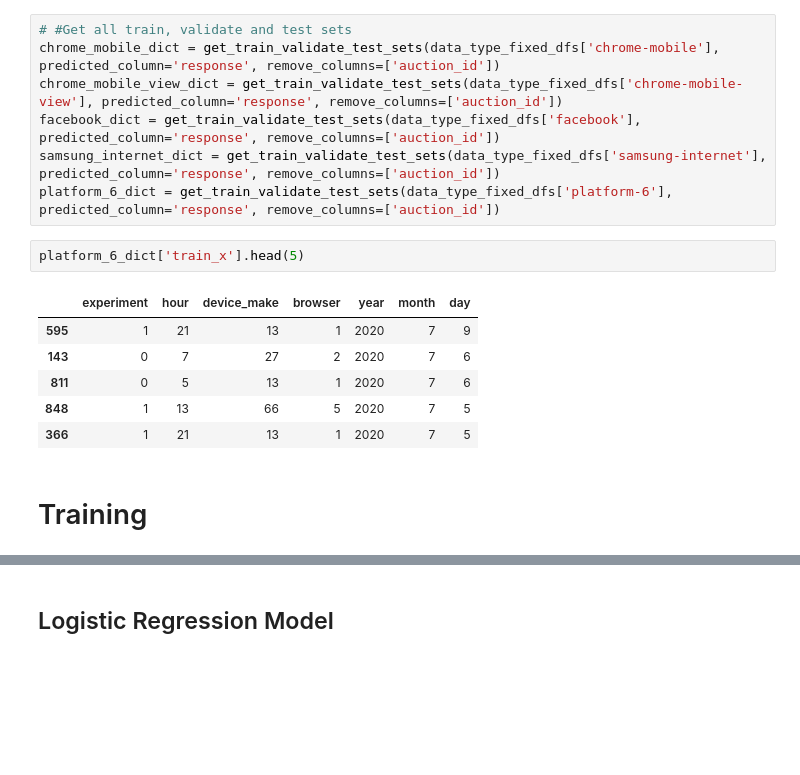
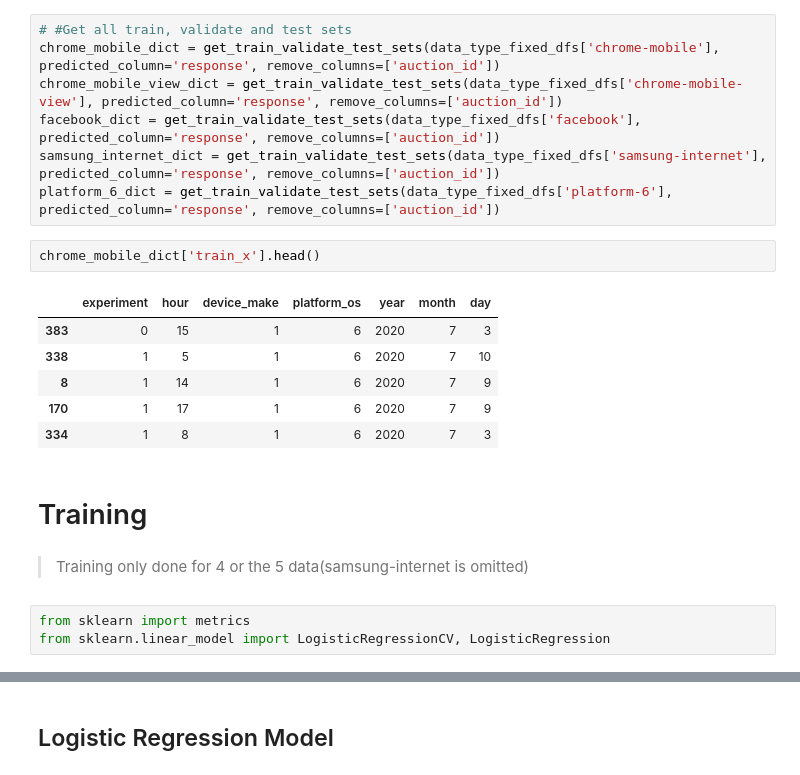
Before and after one commit to DePacifier/abtest-mlops, a Jupyter notebook: notebooks/ML_training.ipynb, the cells around one changed output, grey strips where cells are left out. Cells and saved outputs as stored; diff of their text form; blank space fills up the shorter version.

```diff
--- a/notebooks/ML_training.ipynb
+++ b/notebooks/ML_training.ipynb
@@ -68,13 +68,18 @@ facebook_dict = get_train_validate_test_sets(data_type_fixed_dfs['facebook'], pr
 samsung_internet_dict = get_train_validate_test_sets(data_type_fixed_dfs['samsung-internet'], predicted_column='response', remove_columns=['auction_id'])
 platform_6_dict = get_train_validate_test_sets(data_type_fixed_dfs['platform-6'], predicted_column='response', remove_columns=['auction_id'])
 # %%
-platform_6_dict['train_x'].head(5)
+chrome_mobile_dict['train_x'].head()
 # %% [output]
-|  | experiment | hour | device_make | browser | year | month | day |
-| 595 | 1 | 21 | 13 | 1 | 2020 | 7 | 9 |
-| 143 | 0 | 7 | 27 | 2 | 2020 | 7 | 6 |
-| 811 | 0 | 5 | 13 | 1 | 2020 | 7 | 6 |
-| 848 | 1 | 13 | 66 | 5 | 2020 | 7 | 5 |
-| 366 | 1 | 21 | 13 | 1 | 2020 | 7 | 5 |
+|  | experiment | hour | device_make | platform_os | year | month | day |
+| 383 | 0 | 15 | 1 | 6 | 2020 | 7 | 3 |
+| 338 | 1 | 5 | 1 | 6 | 2020 | 7 | 10 |
+| 8 | 1 | 14 | 1 | 6 | 2020 | 7 | 9 |
+| 170 | 1 | 17 | 1 | 6 | 2020 | 7 | 9 |
+| 334 | 1 | 8 | 1 | 6 | 2020 | 7 | 3 |
 # %% [markdown]
 # Training
+# %% [markdown]
+> Training only done for 4 or the 5 data(samsung-internet is omitted)
+# %%
+from sklearn import metrics
+from sklearn.linear_model import LogisticRegressionCV, LogisticRegression
```
Also changed, not shown: parts of 17 cells of this notebook, 3 other files.
